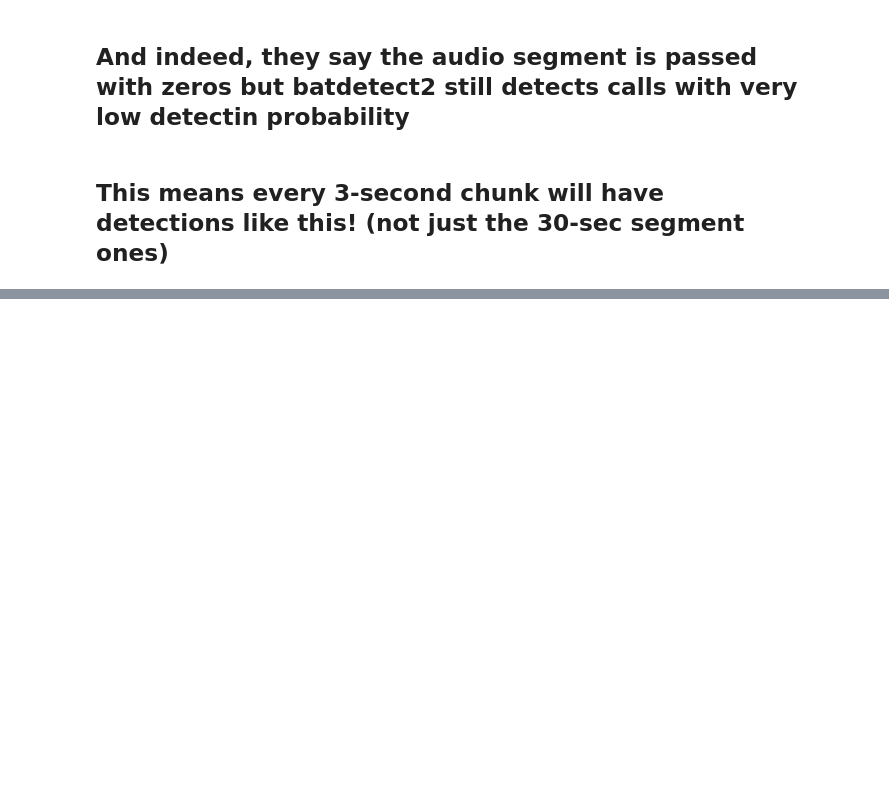
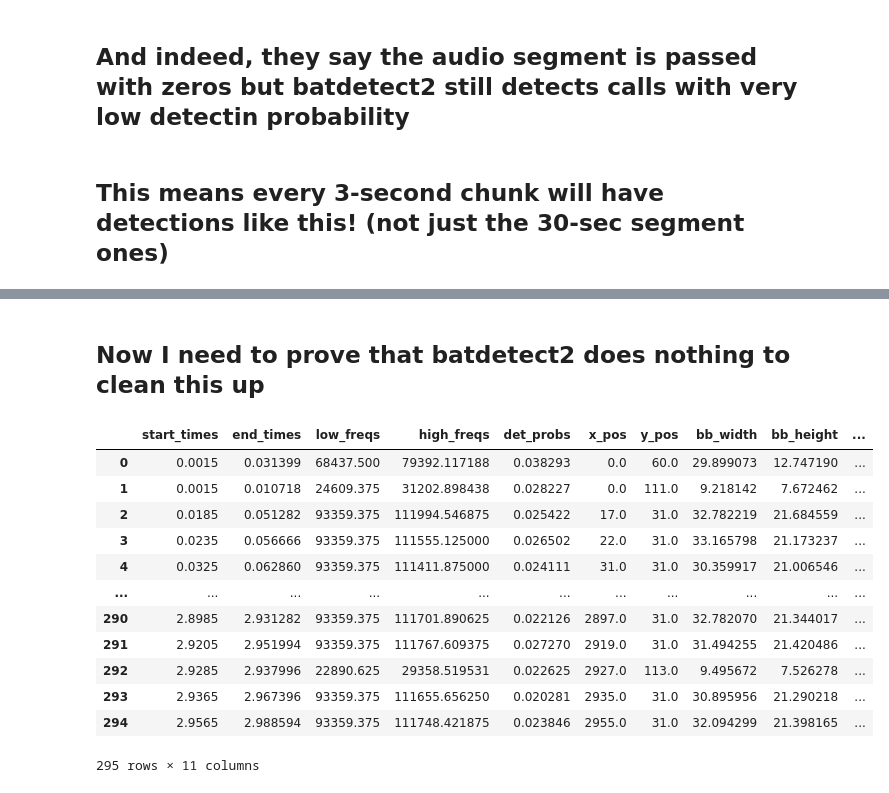
Before and after one commit to aditya-uw/bat-detector-msds, a Jupyter notebook: daily_notebooks/20250101__parallel_pipeline_debug_bd2_dets_incorrect_time.ipynb, the cells around one changed output, grey strips where cells are left out. Saved outputs shown, nothing was run; the diff lists cells and outputs as text; code cells hidden in the pictures; blank space fills up the shorter version.

```diff
--- a/daily_notebooks/20250101__parallel_pipeline_debug_bd2_dets_incorrect_time.ipynb
+++ b/daily_notebooks/20250101__parallel_pipeline_debug_bd2_dets_incorrect_time.ipynb
@@ -628,0 +720,2 @@ def pad_audio(
+# %% [markdown]
+## Now I need to prove that batdetect2 does nothing to clean this up
@@ -628,0 +839,42 @@ def pad_audio(
+# %%
+# loop through larger file and split into chunks
+chunk_time = last_chunk[0]
+audio = last_chunk[-1]
+# Run detection model on chunk
+pred_nms, features, spec = du._process_audio_array(
+    audio,
+    sampling_rate,
+    model,
+    config,
+    device,
+)
+num_rawdets = pred_nms['start_times'].shape[0]
+
+raw_dets = pd.DataFrame()
+for key in ['start_times', 'end_times', 'low_freqs', 'high_freqs', 'det_probs', 'x_pos', 'y_pos', 'bb_width', 'bb_height']:
+    raw_dets[key] = pred_nms[key]
+
+class_probs = []
+for i in range(num_rawdets):
+    class_probs_for_det = pred_nms['class_probs'][:,i]
+    class_probs.append(class_probs_for_det)
+raw_dets['class_probs'] = class_probs
+raw_dets['chunk_time'] = [chunk_time]*len(raw_dets)
+inscope_rawdets = raw_dets[raw_dets['end_times']<=audio.shape[0]/sampling_rate]
+outofscopes_rawdets = raw_dets[raw_dets['end_times']>=audio.shape[0]/sampling_rate]
+# %%
+inscope_rawdets
+# %% [output]
+|  | start_times | end_times | low_freqs | high_freqs | det_probs | x_pos | y_pos | bb_width | bb_height | ... |
+| 0 | 0.0015 | 0.031399 | 68437.500 | 79392.117188 | 0.038293 | 0.0 | 60.0 | 29.899073 | 12.747190 | ... |
+| 1 | 0.0015 | 0.010718 | 24609.375 | 31202.898438 | 0.028227 | 0.0 | 111.0 | 9.218142 | 7.672462 | ... |
+| 2 | 0.0185 | 0.051282 | 93359.375 | 111994.546875 | 0.025422 | 17.0 | 31.0 | 32.782219 | 21.684559 | ... |
+| 3 | 0.0235 | 0.056666 | 93359.375 | 111555.125000 | 0.026502 | 22.0 | 31.0 | 33.165798 | 21.173237 | ... |
+| 4 | 0.0325 | 0.062860 | 93359.375 | 111411.875000 | 0.024111 | 31.0 | 31.0 | 30.359917 | 21.006546 | ... |
+| ... | ... | ... | ... | ... | ... | ... | ... | ... | ... | ... |
+| 290 | 2.8985 | 2.931282 | 93359.375 | 111701.890625 | 0.022126 | 2897.0 | 31.0 | 32.782070 | 21.344017 | ... |
+| 291 | 2.9205 | 2.951994 | 93359.375 | 111767.609375 | 0.027270 | 2919.0 | 31.0 | 31.494255 | 21.420486 | ... |
+| 292 | 2.9285 | 2.937996 | 22890.625 | 29358.519531 | 0.022625 | 2927.0 | 113.0 | 9.495672 | 7.526278 | ... |
+| 293 | 2.9365 | 2.967396 | 93359.375 | 111655.656250 | 0.020281 | 2935.0 | 31.0 | 30.895956 | 21.290218 | ... |
+| 294 | 2.9565 | 2.988594 | 93359.375 | 111748.421875 | 0.023846 | 2955.0 | 31.0 | 32.094299 | 21.398165 | ... |
+295 rows × 11 columns
```
Also changed, not shown: parts of 25 cells of this notebook.
